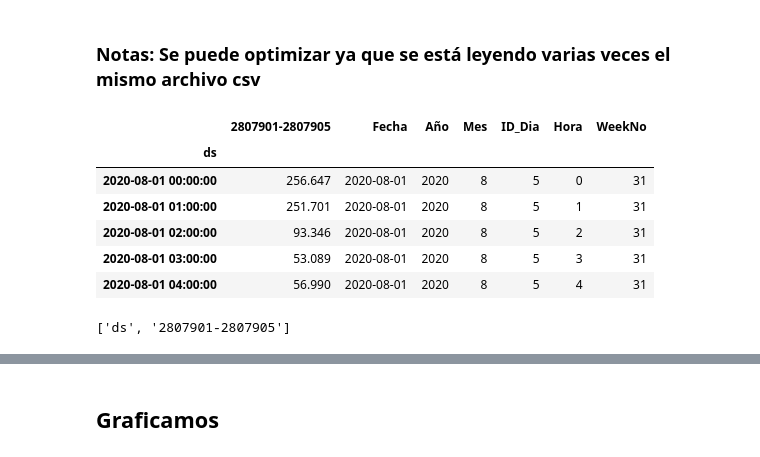
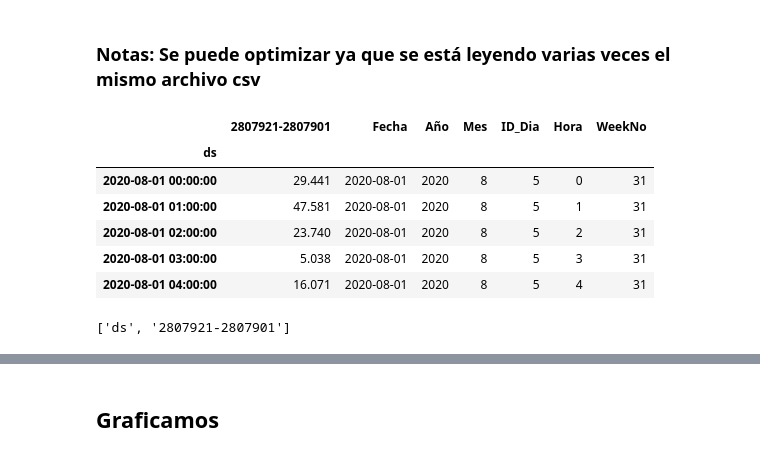
Before and after one commit to Jhonvalencia77/3er_avance, a Jupyter notebook: Patrones2_Trayectos_Diarios_Agos-Octub.ipynb, the cells around one changed output, grey strips where cells are left out. Drawn from its saved outputs; the diff is of its cells as text; code cells hidden in the pictures.

```diff
--- a/Patrones2_Trayectos_Diarios_Agos-Octub.ipynb
+++ b/Patrones2_Trayectos_Diarios_Agos-Octub.ipynb
@@ -106,21 +106,21 @@ def df_origen(origen,destino):
 
     return df, lista, df_Dia, main_lines, df_main_lines, df2, df2_Dia, main_lines2, df_main_lines2, df_Final,df2_Final,listaDst
 # %%
-origen = "2807901"
-destino = "2807905"
+origen = "2807921"
+destino = "2807901"
 df,lista, df_Dia, main_lines, df_main_lines, df2, df2_Dia, main_lines2, df_main_lines2,df_Final,df2_Final,listaDst = df_origen(origen,destino)
 df_main_lines.head(5)
 df_main_lines2.head(5)
 df_Final.head(5)
 df2_Final.head(5)
 # %% [output]
-|  | 2807901-2807905 | Fecha | Año | Mes | ID_Dia | Hora | WeekNo |
+|  | 2807921-2807901 | Fecha | Año | Mes | ID_Dia | Hora | WeekNo |
 | ds |  |  |  |  |  |  |  |
-| 2020-08-01 00:00:00 | 256.647 | 2020-08-01 | 2020 | 8 | 5 | 0 | 31 |
-| 2020-08-01 01:00:00 | 251.701 | 2020-08-01 | 2020 | 8 | 5 | 1 | 31 |
-| 2020-08-01 02:00:00 | 93.346 | 2020-08-01 | 2020 | 8 | 5 | 2 | 31 |
-| 2020-08-01 03:00:00 | 53.089 | 2020-08-01 | 2020 | 8 | 5 | 3 | 31 |
-| 2020-08-01 04:00:00 | 56.990 | 2020-08-01 | 2020 | 8 | 5 | 4 | 31 |
+| 2020-08-01 00:00:00 | 29.441 | 2020-08-01 | 2020 | 8 | 5 | 0 | 31 |
+| 2020-08-01 01:00:00 | 47.581 | 2020-08-01 | 2020 | 8 | 5 | 1 | 31 |
+| 2020-08-01 02:00:00 | 23.740 | 2020-08-01 | 2020 | 8 | 5 | 2 | 31 |
+| 2020-08-01 03:00:00 | 5.038 | 2020-08-01 | 2020 | 8 | 5 | 3 | 31 |
+| 2020-08-01 04:00:00 | 16.071 | 2020-08-01 | 2020 | 8 | 5 | 4 | 31 |
 # %%
 #print(names_1)
 #print(lista)
@@ -134,7 +134,7 @@ data4=df2_Final.loc['2020-10-01':'2020-10-31']
 # %%
 print(listaDst)
 # %% [output]
-['ds', '2807901-2807905']
+['ds', '2807921-2807901']
 # %%
 ##### Creamos tablas con cada uno de los principales trayectos
 lista_periodos=[1,2,3,4]
```
Also changed, not shown: parts of 3 cells of this notebook.
